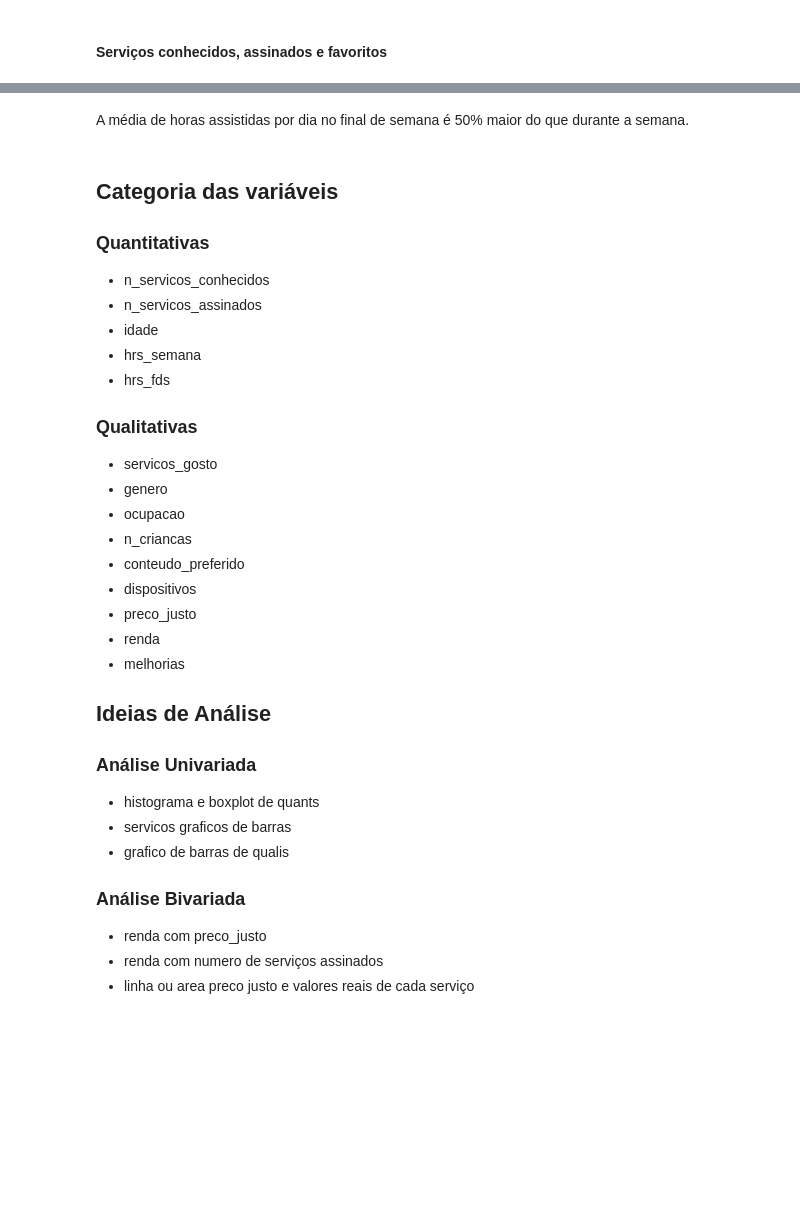
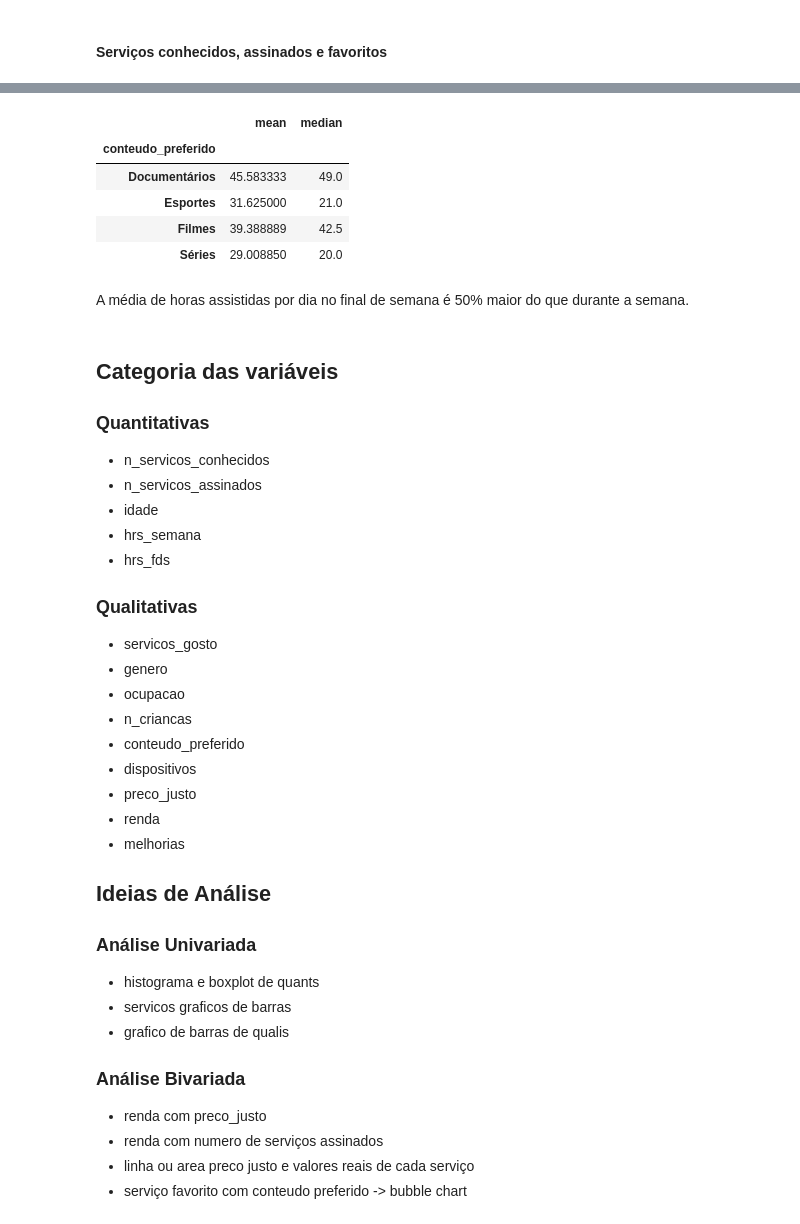
Before and after one commit to bruno-bertanha/analise-servicos-streaming, a Jupyter notebook: main.ipynb, the cells around one changed output, grey strips where cells are left out. Cells and saved outputs as stored; diff of their text form; code cells hidden in the pictures; blank space fills up the shorter version.

```diff
--- a/main.ipynb
+++ b/main.ipynb
@@ -302,3 +356,12 @@ fig.show()
+# %%
+df[["idade", "conteudo_preferido"]].groupby("conteudo_preferido").idade.agg(["mean", "median"])
+# %% [output]
+|  | mean | median |
+| conteudo_preferido |  |  |
+| Documentários | 45.583333 | 49.0 |
+| Esportes | 31.625000 | 21.0 |
+| Filmes | 39.388889 | 42.5 |
+| Séries | 29.008850 | 20.0 |
 # %%
 ### Horas de uso
 fig = make_subplots(rows=1, cols=2, shared_yaxes=True)
@@ -346,3 +409,4 @@ A média de horas assistidas por dia no final de semana é 50% maior do que dura
 - renda com preco_justo
 - renda com numero de serviços assinados
 - linha ou area preco justo e valores reais de cada serviço
+- serviço favorito com conteudo preferido -> bubble chart
```
Also changed, not shown: parts of 14 cells of this notebook, 1 other file.
